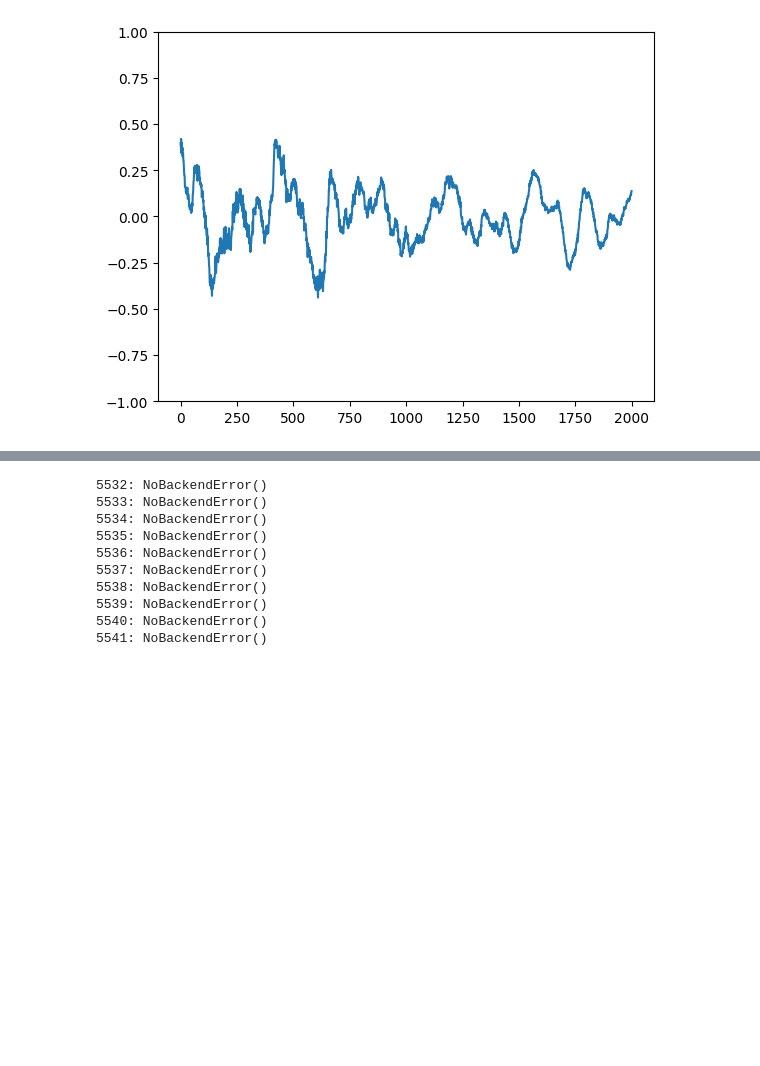
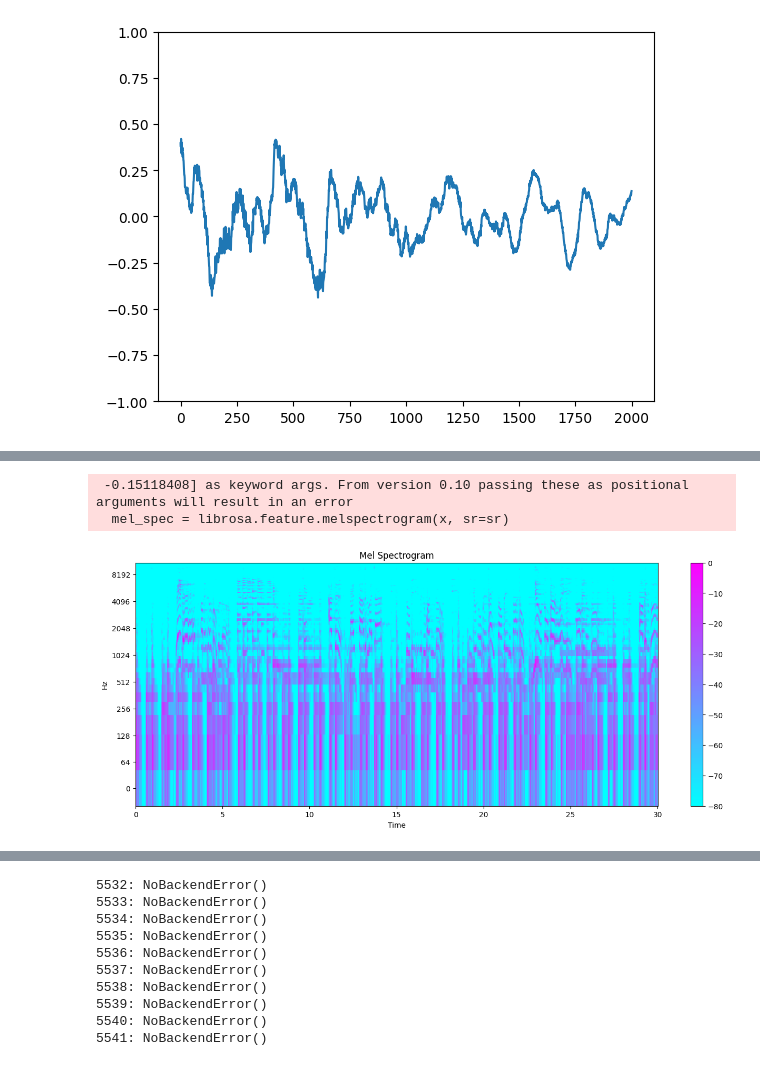
Before and after one commit to KaushalNaresh/Genre_Classification_Of_Songs, a Jupyter notebook: preprocessing.ipynb, the cells around one changed output, grey strips where cells are left out. Drawn from its saved outputs; the diff is of its cells as text; code cells hidden in the pictures; blank space fills up the shorter version.

```diff
--- a/preprocessing.ipynb
+++ b/preprocessing.ipynb
@@ -45,0 +97,12 @@ plt.ylim((-1, 1))
+# %%
+mel_spec = librosa.feature.melspectrogram(x, sr=sr)
+mel_spec_db = librosa.amplitude_to_db(mel_spec, ref=np.max)
+plt.figure(figsize=(16,6))
+librosa.display.specshow(mel_spec_db, sr=sr, hop_length=hop_length, x_axis='time', y_axis='log', cmap='cool')
+plt.colorbar()
+plt.title("Mel Spectrogram")
+plt.show()
+# %% [output]
+ -0.15118408] as keyword args. From version 0.10 passing these as positional arguments will result in an error
+  mel_spec = librosa.feature.melspectrogram(x, sr=sr)
+[figure, added]
```
Also changed, not shown: parts of 8 cells of this notebook, 5 other files.
